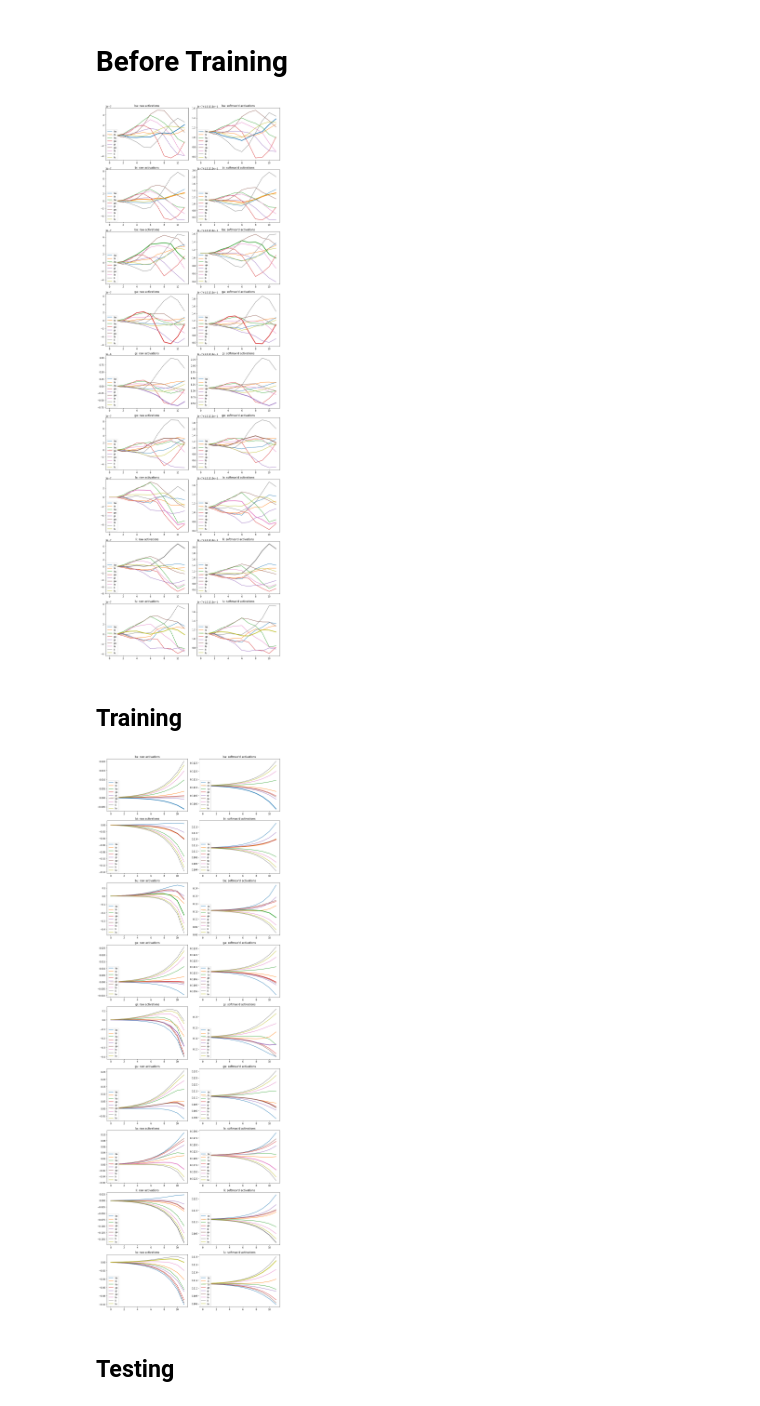
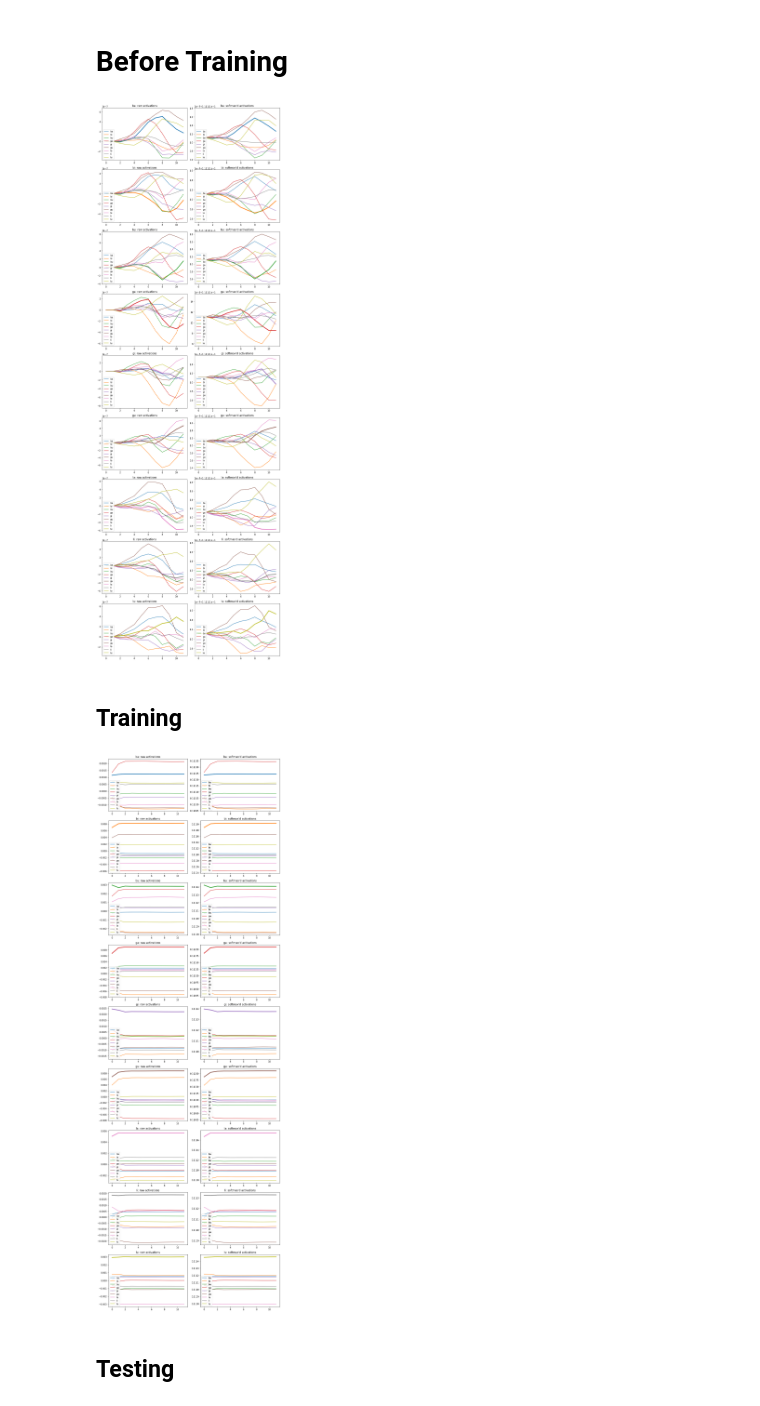
Before and after one commit to monicaycli/predictive_coding, a Jupyter notebook: toy_model_kalman_variant_3a.ipynb, the cells around one changed output. Saved outputs shown, nothing was run; the diff lists cells and outputs as text; code cells hidden in the pictures.

```diff
--- a/toy_model_kalman_variant_3a.ipynb
+++ b/toy_model_kalman_variant_3a.ipynb
@@ -14 +24,11 @@ def softmax(x, c=1):
+# %%
+def f_prime(x, af="linear"):
+    '''
+    Derivative of activation function.
+    '''
+    if af == "linear":
+        dfx = np.eye(x.size)
+    elif af == "tanh":
+        dfx = np.diag(1 - np.square(np.tanh(x)))
+    return dfx
 # %%
@@ -177,8 +196,12 @@ fig.colorbar(im, ax=axes.ravel().tolist());
 # %% [markdown]
 # Parameters
 # %%
+act_func = "linear"
+
 epoch_n = 1000
 epoch_max = max(range(epoch_n))
+
+save_interval = 100
 
 L_size = len(I_dict)
 I_size = I.shape[0]
@@ -201,15 +224,15 @@ s21 = 1000
 s22 = 1000
 s32 = 100
 
-Nr1 = 0.5
-Nr2 = 0.5
+alpha_1 = 0.5
+alpha_2 = 0.5
 
-Nu1 = 10
-Nu2 = 10
-Nuf = 10
+beta_1 = 10
+beta_2 = 10
+beta_f = 10
 
-Nv1 = 10
-Nv2 = 10
+gamma_1 = 10
+gamma_2 = 10
 # %% [markdown]
 # Before Training
 # %%
@@ -223,9 +246,9 @@ output_test_df = apply_input(I_dict, training=False)
 # %%
-output_test_df["UfTr2"] = output_test_df.apply(lambda x: x.Uf_hat.T @ x.r2_hat, axis=1)
+output_test_df["Ufr2"] = output_test_df.apply(lambda x: x.Uf_hat @ x.r2_hat, axis=1)
 
-raw_vs_softmax_plots(df=output_test_df, ncols=2, nrows=9, subplot_yx=(4,6), scale=1, groupby="label", value="UfTr2")
+raw_vs_softmax_plots(df=output_test_df, ncols=2, nrows=9, subplot_yx=(4,6), scale=1, groupby="label", value="Ufr2")
 # %% [output]
-[figure, old version]
+[figure, new version]
 # %% [markdown]
 ## Training
 # %%
@@ -238,18 +261,19 @@ V2_hat = V2.copy()
 output_train_list = []
 
 for epoch in np.arange(epoch_n):
-    output_train_i = apply_input(I_dict, training=True)
+    output_train_i = apply_input(I_dict, training=True, af=act_func)
     output_train_i["epoch"] = epoch
-    output_train_list.append(output_train_i)
+    if epoch % save_interval == save_interval-1:
+        output_train_list.append(output_train_i)
 
 output_train_df = pd.concat(output_train_list)
 # %%
-output_train_df["UfTr2"] = output_train_df.apply(lambda x: x.Uf_hat.T @ x.r2_hat, axis=1)
+output_train_df["Ufr2"] = output_train_df.apply(lambda x: x.Uf_hat @ x.r2_hat, axis=1)
 
 raw_vs_softmax_plots(df=output_train_df.groupby("epoch").get_group(epoch_max),
-                     ncols=2, nrows=9, subplot_yx=(4,6), scale=1, groupby="label", value="UfTr2")
+                     ncols=2, nrows=9, subplot_yx=(4,6), scale=1, groupby="label", value="Ufr2")
 # %% [output]
-[figure, old version]
+[figure, new version]
 # %% [markdown]
 ## Testing
 # %%
```
Also changed, not shown: parts of 9 cells of this notebook.
